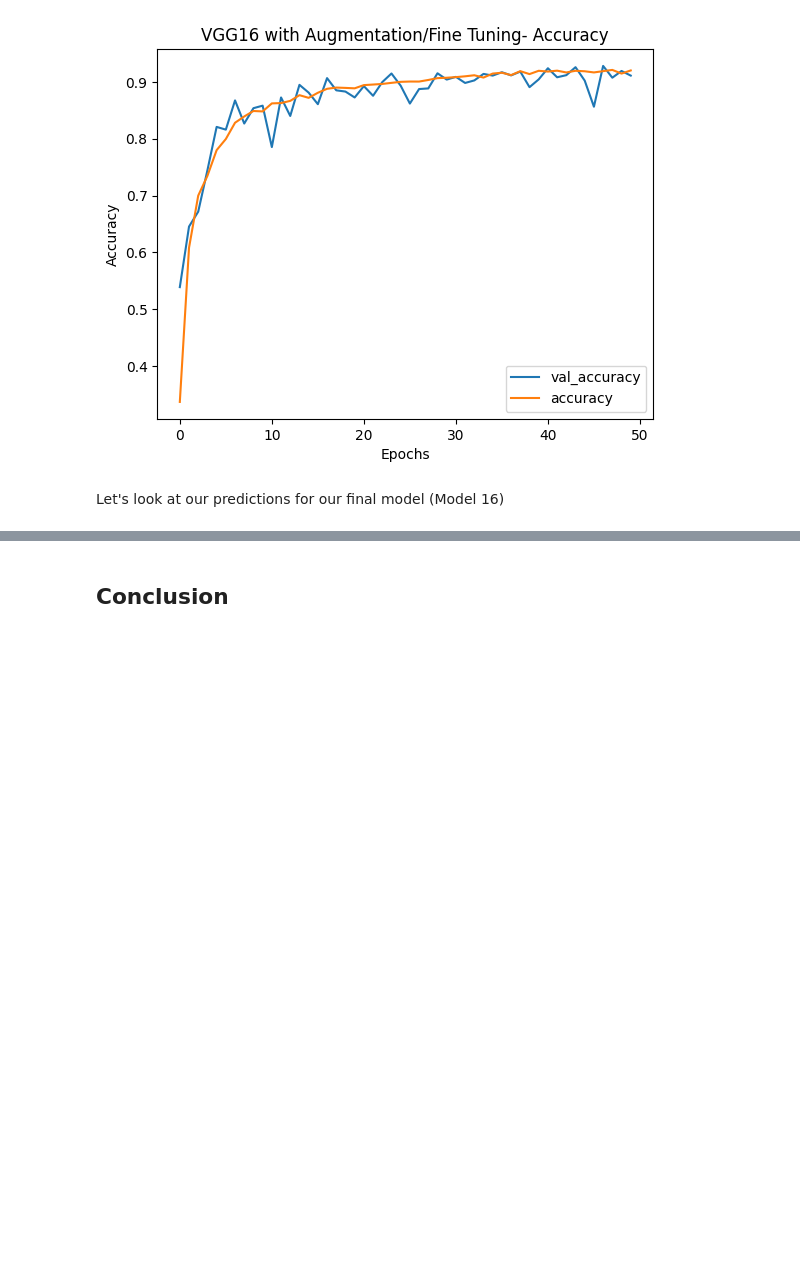
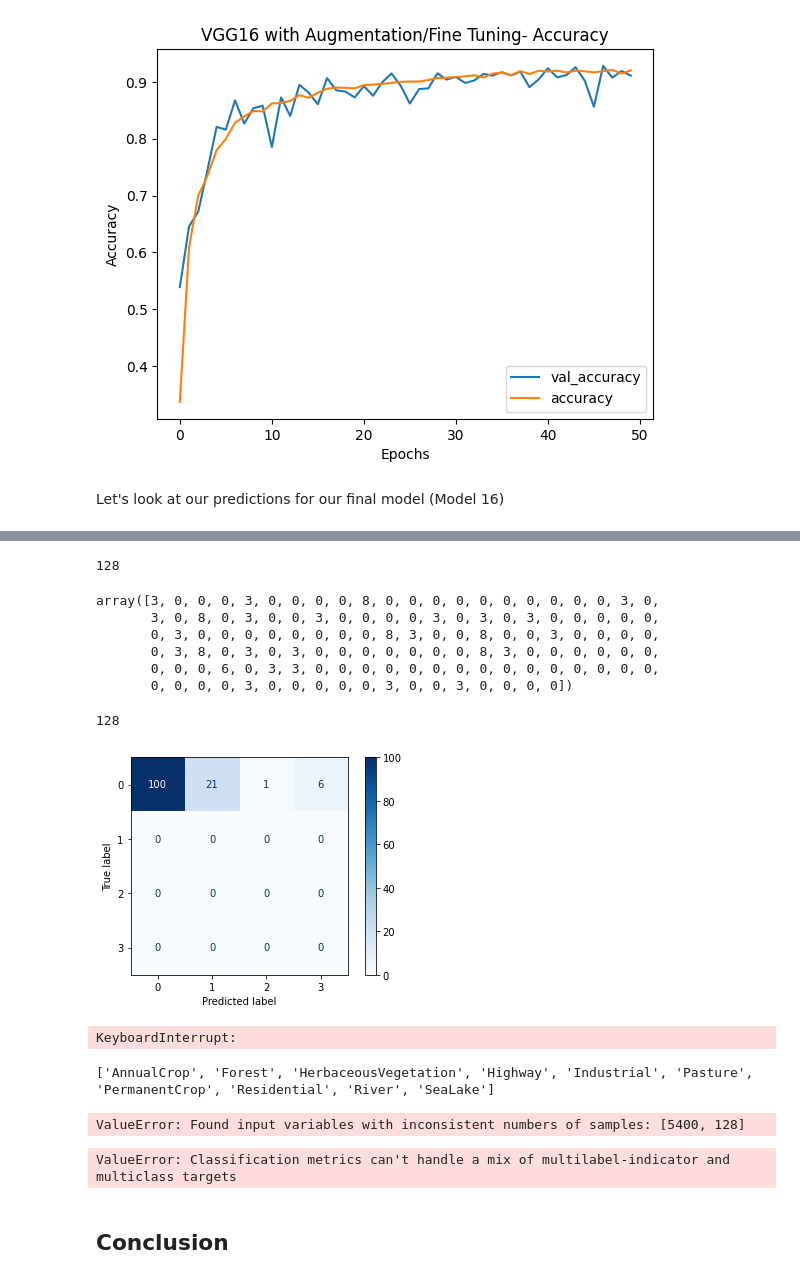
Before and after one commit to aokdata/Land_Cover_Classification, a Jupyter notebook: Land_Cover_Classification_Notebook.ipynb, the cells around one changed output, grey strips where cells are left out. Cells and saved outputs as stored; diff of their text form; code cells hidden in the pictures; blank space fills up the shorter version.

Commit message:
Began confusion matrix

```diff
--- a/Land_Cover_Classification_Notebook.ipynb
+++ b/Land_Cover_Classification_Notebook.ipynb
@@ -2862,7 +2864,7 @@ visualize_training_results(aug_vgg16_model_history)
 # %% [markdown]
 Let's look at our predictions for our final model (Model 16)
 # %%
-final_model = tf.keras.models.load_model('aug_vgg16_model.h5')
+final_model = tf.keras.models.load_model('aug_vgg16_model.h5', compile=False)
 # %%
 #Split into X_test(images) and y_test (labels)
 # test_images, test_labels = next(aug16_test_generator)
@@ -2870,4 +2893,4 @@ test_images, test_labels = next(test_generator)
 # %%
 ## Probability for each class
-y_proba = aug_vgg16_model.predict(test_images)
+y_proba = final_model.predict(test_images)
 y_proba
@@ -2874,16 +2911,71 @@ y_proba
+# %%
+len(y_proba)
+# %% [output]
+128
 # %%
 ## argmax axis = -1 gets the column index of maximum probability for each row.
 ## column index corresponds to digit classes (numbers 0 -9)
 predicted = np.argmax(y_proba, axis=-1)
 predicted
+# %% [output]
+array([3, 0, 0, 0, 3, 0, 0, 0, 0, 8, 0, 0, 0, 0, 0, 0, 0, 0, 0, 0, 3, 0,
+       3, 0, 8, 0, 3, 0, 0, 3, 0, 0, 0, 0, 3, 0, 3, 0, 3, 0, 0, 0, 0, 0,
+       0, 3, 0, 0, 0, 0, 0, 0, 0, 0, 8, 3, 0, 0, 8, 0, 0, 3, 0, 0, 0, 0,
+       0, 3, 8, 0, 3, 0, 3, 0, 0, 0, 0, 0, 0, 0, 8, 3, 0, 0, 0, 0, 0, 0,
+       0, 0, 0, 6, 0, 3, 3, 0, 0, 0, 0, 0, 0, 0, 0, 0, 0, 0, 0, 0, 0, 0,
+       0, 0, 0, 0, 3, 0, 0, 0, 0, 0, 3, 0, 0, 3, 0, 0, 0, 0])
+# %%
+len(predicted)
+# %% [output]
+128
+# %%
+cm = confusion_matrix(test_labels.argmax(axis=-1), predicted)
+# %%
+from sklearn.metrics import multilabel_confusion_matrix, classification_report, ConfusionMatrixDisplay
+
+disp = ConfusionMatrixDisplay(confusion_matrix=cm)#, display_labels=labels)
+
+disp.plot(cmap=plt.cm.Blues)
+plt.show()
+
+# multilabel_confusion_matrix(test_labels.argmax(axis=-1), predicted)
+# %% [output]
+[figure, added]
+# %%
+#Predictions on entire train data
+batch_size = 128
+num_of_test_samples = 43
+predictions = final_model.predict(test_generator,  num_of_test_samples // batch_size+1)
+predictions
+# %% [output]
+KeyboardInterrupt:
+# %%
+y_pred = np.argmax(predictions, axis=1)
+
+true_classes = test_generator.classes
+
+class_labels = list(test_generator.class_indices.keys())
+
+print(class_labels)
+
+print(confusion_matrix(test_generator.classes, y_pred))
+
+report = classification_report(true_classes, y_pred, target_names=class_labels)
+print(report)
+# %% [output]
+['AnnualCrop', 'Forest', 'HerbaceousVegetation', 'Highway', 'Industrial', 'Pasture', 'PermanentCrop', 'Residential', 'River', 'SeaLake']
+ValueError: Found input variables with inconsistent numbers of samples: [5400, 128]
 # %%
 ##View confusion matrix of test predictions
-# cm_digits = confusion_matrix(y_test, predicted)
-# disp = ConfusionMatrixDisplay(
-#     confusion_matrix=cm_digits)
+cm_digits = confusion_matrix(test_labels, predicted)
 
-# disp.plot(cmap=plt.cm.Blues)
-# plt.show()
+disp = ConfusionMatrixDisplay(
+    confusion_matrix=cm_digits)
+
+disp.plot(cmap=plt.cm.Blues)
+plt.show()
+# %% [output]
+ValueError: Classification metrics can't handle a mix of multilabel-indicator and multiclass targets
 # %% [markdown]
 ## Conclusion
 # %% [markdown]
```
Also changed, not shown: parts of 5 cells of this notebook.
